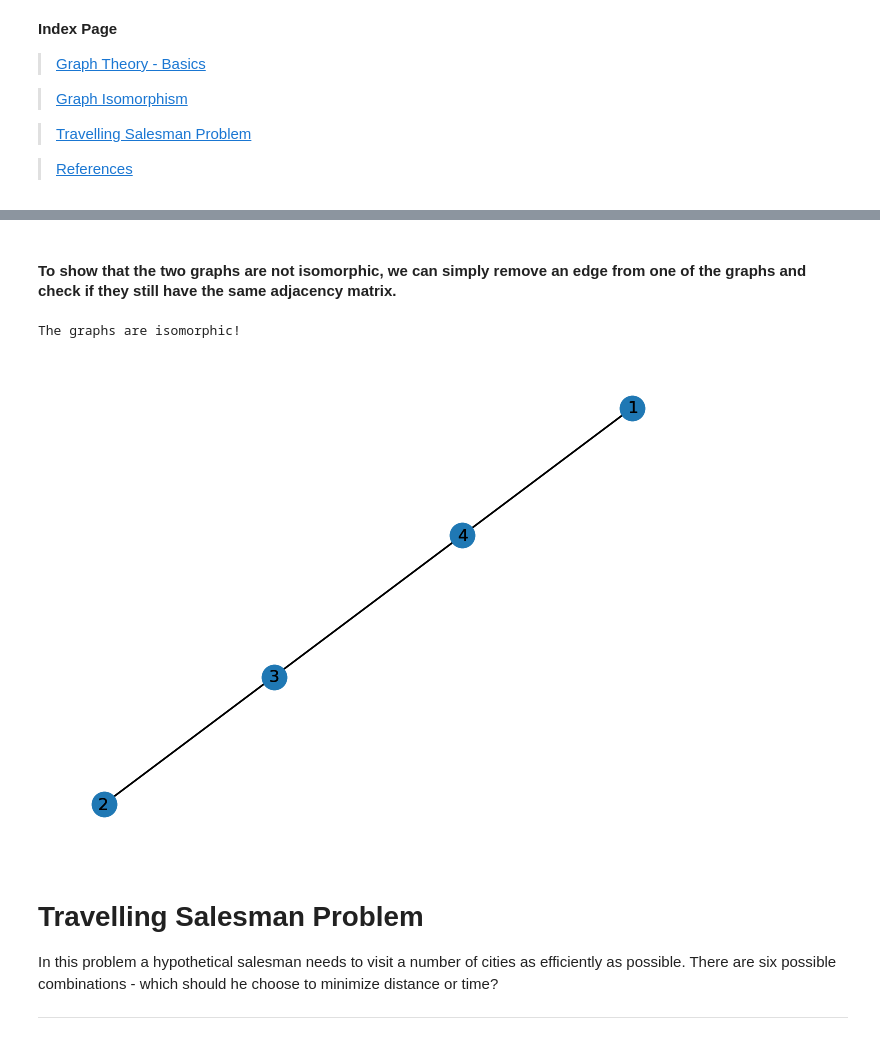
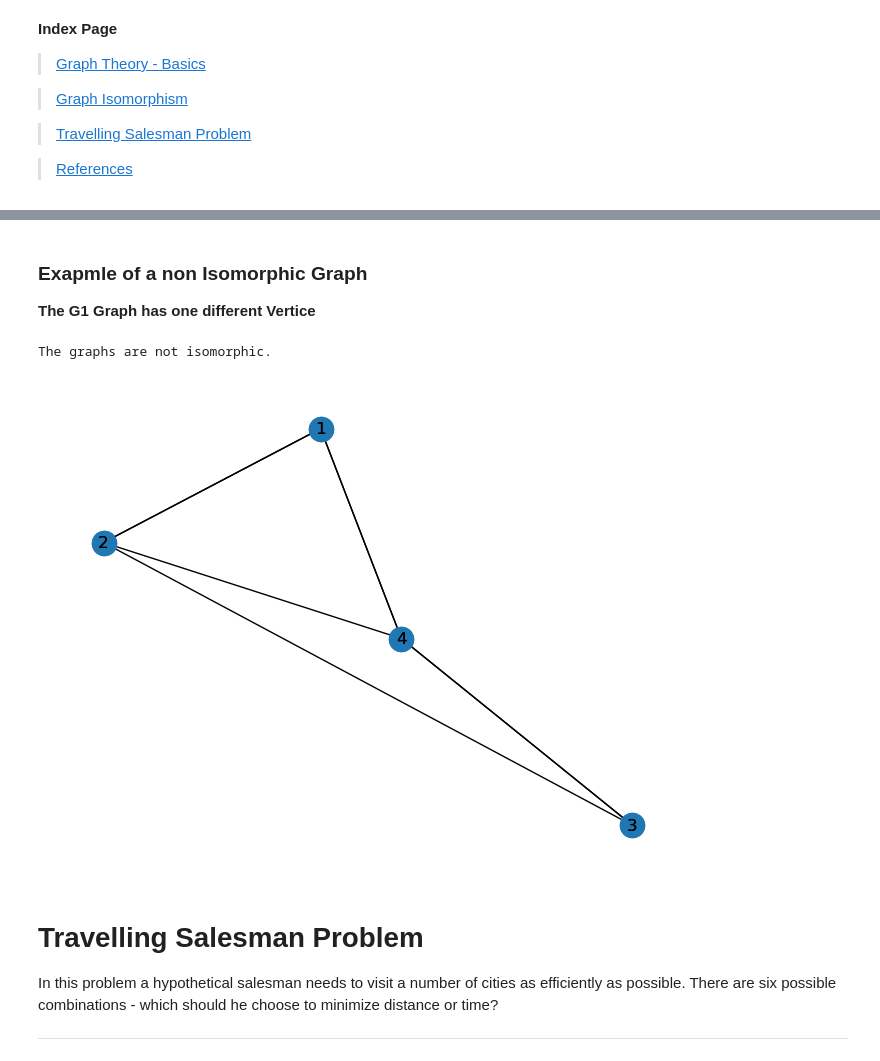
Before and after one commit to EoinieLawless/GraphTheoryProject, a Jupyter notebook: ProjectWork/Graph-isomorphism.ipynb, the cells around one changed output, grey strips where cells are left out. Saved outputs shown, nothing was run; the diff lists cells and outputs as text; code cells hidden in the pictures.

```diff
--- a/ProjectWork/Graph-isomorphism.ipynb
+++ b/ProjectWork/Graph-isomorphism.ipynb
@@ -118,5 +118,7 @@ The graphs are isomorphic!
-# %% [markdown]
-#### To show that the two graphs are not isomorphic, we can simply remove an edge from one of the graphs and check if they still have the same adjacency matrix.
+# %% [markdown]
+### Exapmle of a non Isomorphic Graph
+
+**The G1 Graph has one different Vertice**
 # %%
 import networkx as nx
 import matplotlib.pyplot as plt
@@ -124,40 +126,39 @@ import numpy as np
 import itertools
 
 # Define the graphs
-G1 = nx.Graph([(1,2),(2,3),(3,4),(4,1)])
-G2 = nx.Graph([(1,4),(1,2),(2,3),(3,4)])
+G1 = nx.Graph([(1, 2), (2, 4), (3, 4), (4, 1)])
+G2 = nx.Graph([(1, 4), (1, 2), (2, 3), (3, 4)])
 
 # Define the adjacency matrices
 A1 = nx.to_numpy_array(G1)
 A2 = nx.to_numpy_array(G2)
 
+
 # Define the permutation function
 def permute_matrix(A, perm):
     return A[np.ix_(perm, perm)]
 
-# Remove an edge from G1
-G1.remove_edge(1, 2)
 
 # Check if the two graphs are isomorphic
 for perm in itertools.permutations(range(len(G1.nodes))):
     if np.array_equal(permute_matrix(A1, perm), A2):
         print("The graphs are isomorphic!")
         # Draw the graphs
         pos = nx.spring_layout(G1)
         nx.draw(G1, pos=pos, with_labels=True)
         nx.draw(G2, pos=pos, with_labels=True)
         plt.show()
         break
 else:
     print("The graphs are not isomorphic.")
     # Draw the graphs
     pos = nx.spring_layout(G1)
     nx.draw(G1, pos=pos, with_labels=True)
     nx.draw(G2, pos=pos, with_labels=True)
     plt.show()
 # %% [output]
-The graphs are isomorphic!
+The graphs are not isomorphic.
-[figure, old version]
+[figure, new version]
 # %% [markdown]
 
 # Travelling Salesman Problem
```
Also changed, not shown: parts of 4 cells of this notebook, 1 other file.
